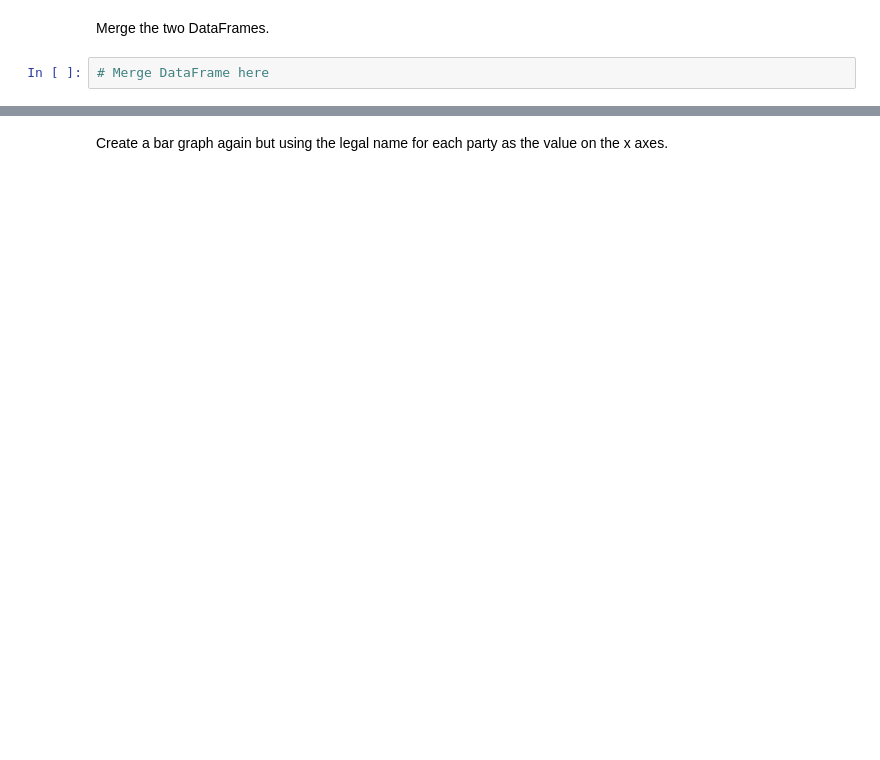
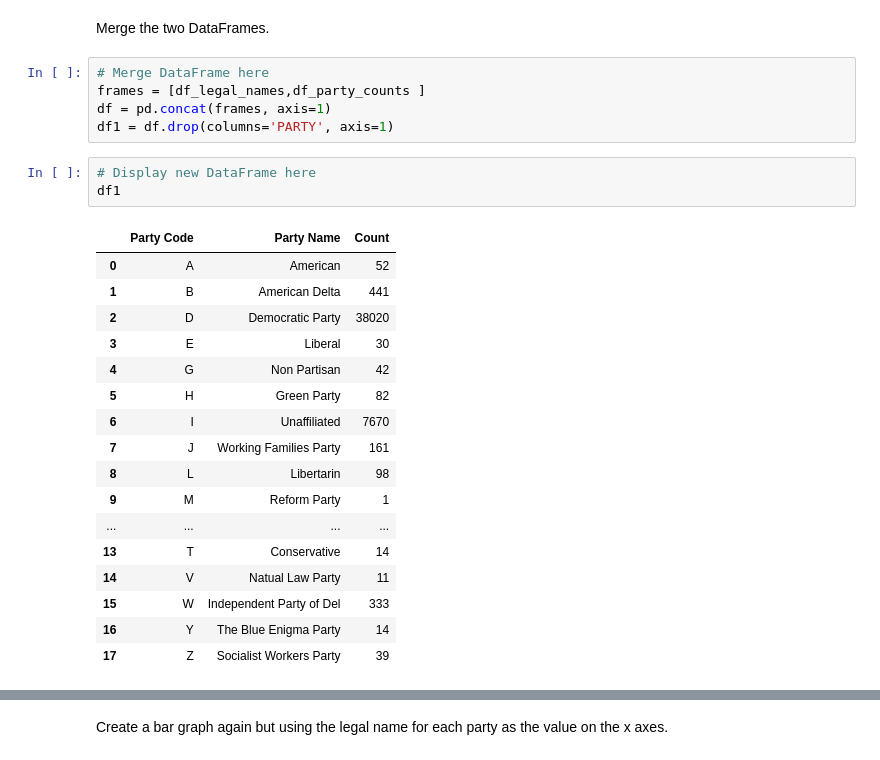
Before and after one commit to deanastuart/DataEngineering.Labs.RegisteredVotersFileWilmingtonDE, a Jupyter notebook: wilmington_de_registered_voters.ipynb, the cells around one changed output, grey strips where cells are left out. Drawn from its saved outputs; the diff is of its cells as text; blank space fills up the shorter version.

```diff
--- a/wilmington_de_registered_voters.ipynb
+++ b/wilmington_de_registered_voters.ipynb
@@ -269,4 +291,28 @@ Create a Pandas DataFrame that contains the Party code and the corresponding num
 # %% [markdown]
 Merge the two DataFrames.
+# %%
+# Merge DataFrame here
+frames = [df_legal_names,df_party_counts ]
+df = pd.concat(frames, axis=1)
+df1 = df.drop(columns='PARTY', axis=1)
 # %%
-# Merge DataFrame here
+# Display new DataFrame here
+df1
+# %% [output]
+|  | Party Code | Party Name | Count |
+| 0 | A | American | 52 |
+| 1 | B | American Delta | 441 |
+| 2 | D | Democratic Party | 38020 |
+| 3 | E | Liberal | 30 |
+| 4 | G | Non Partisan | 42 |
+| 5 | H | Green Party | 82 |
+| 6 | I | Unaffiliated | 7670 |
+| 7 | J | Working Families Party | 161 |
+| 8 | L | Libertarin | 98 |
+| 9 | M | Reform Party | 1 |
+| ... | ... | ... | ... |
+| 13 | T | Conservative | 14 |
+| 14 | V | Natual Law Party | 11 |
+| 15 | W | Independent Party of Del | 333 |
+| 16 | Y | The Blue Enigma Party | 14 |
+| 17 | Z | Socialist Workers Party | 39 |
```
Also changed, not shown: parts of 13 cells of this notebook.
